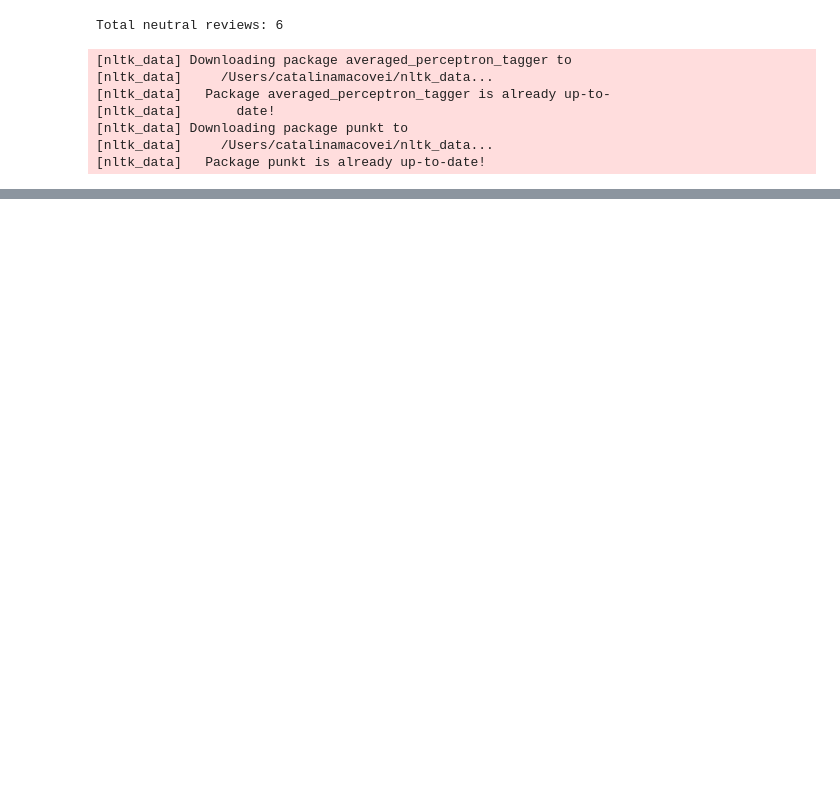
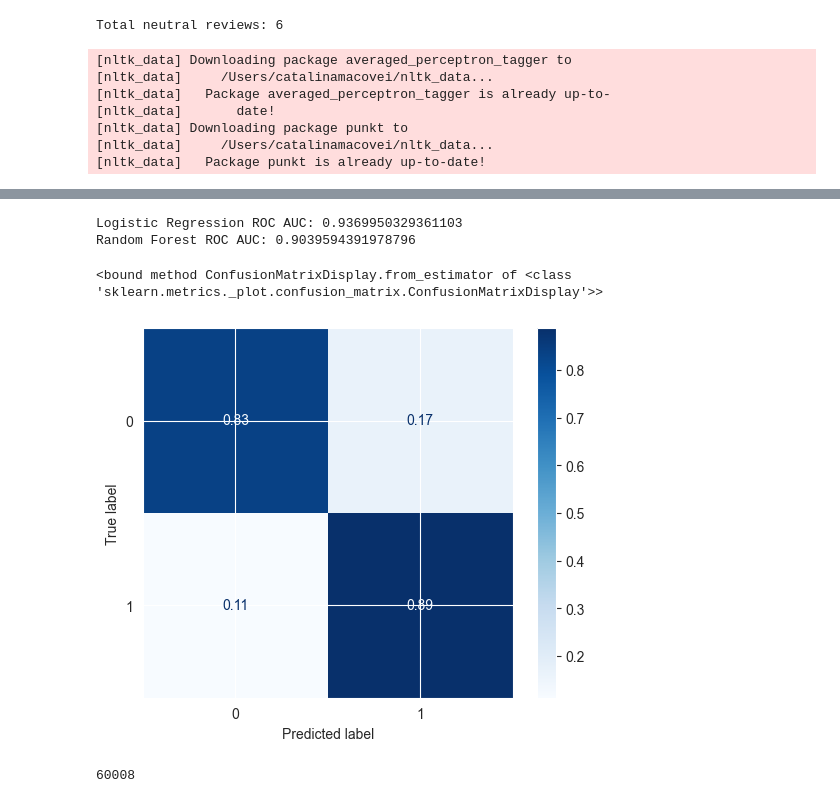
Before and after one commit to catalina-macovei/sentiment-analysis-nlp, a Jupyter notebook: analysis/sentiments_for_movies.ipynb, the cells around one changed output, grey strips where cells are left out. Cells and saved outputs as stored; diff of their text form; code cells hidden in the pictures; blank space fills up the shorter version.

Commit message:
added random forest and linear regression classifiers

```diff
--- a/analysis/sentiments_for_movies.ipynb
+++ b/analysis/sentiments_for_movies.ipynb
@@ -214,0 +238,34 @@ plot_wordclouds(data)
+# %%
+import pandas as pd
+from sklearn.model_selection import train_test_split
+from sklearn.feature_extraction.text import TfidfVectorizer
+from sklearn.linear_model import LogisticRegression
+from sklearn.ensemble import RandomForestClassifier
+from sklearn.metrics import classification_report
+
+
+X = data['cleaned_review']  # input features
+y = data['label']           # target labels
+
+# Step 2: TF-IDF Vectorization
+tfidf = TfidfVectorizer(max_features=5000, ngram_range=(1,2), stop_words='english')
+X_tfidf = tfidf.fit_transform(X)
+
+# Step 3: Split the data
+X_train, X_test, y_train, y_test = train_test_split(X_tfidf, y, test_size=0.2, random_state=42)
+
+# Step 4a: Logistic Regression
+lr = LogisticRegression()
+lr.fit(X_train, y_train)
+lr_preds = lr.predict(X_test)
+
+print("Logistic Regression Results:")
+print(classification_report(y_test, lr_preds))
+
+# Step 4b: Random Forest
+rf = RandomForestClassifier(n_estimators=100, random_state=42)
+rf.fit(X_train, y_train)
+rf_preds = rf.predict(X_test)
+
+print("Random Forest Results:")
+print(classification_report(y_test, rf_preds))
@@ -214,0 +292,23 @@ plot_wordclouds(data)
+# %%
+from sklearn.metrics import roc_auc_score
+
+lr_probs = lr.predict_proba(X_test)[:, 1]
+rf_probs = rf.predict_proba(X_test)[:, 1]
+
+print("Logistic Regression ROC AUC:", roc_auc_score(y_test, lr_probs))
+print("Random Forest ROC AUC:", roc_auc_score(y_test, rf_probs))
+# %% [output]
+Logistic Regression ROC AUC: 0.9369950329361103
+Random Forest ROC AUC: 0.9039594391978796
+# %%
+from sklearn.metrics import ConfusionMatrixDisplay
+
+ConfusionMatrixDisplay.from_estimator(lr, X_test, y_test, cmap='Blues', normalize='true')
+ConfusionMatrixDisplay.from_estimator
+# %% [output]
+<bound method ConfusionMatrixDisplay.from_estimator of <class 'sklearn.metrics._plot.confusion_matrix.ConfusionMatrixDisplay'>>
+[figure, added]
+# %%
+data.size
+# %% [output]
+60008
```
Also changed, not shown: parts of 8 cells of this notebook, 1 other file.
